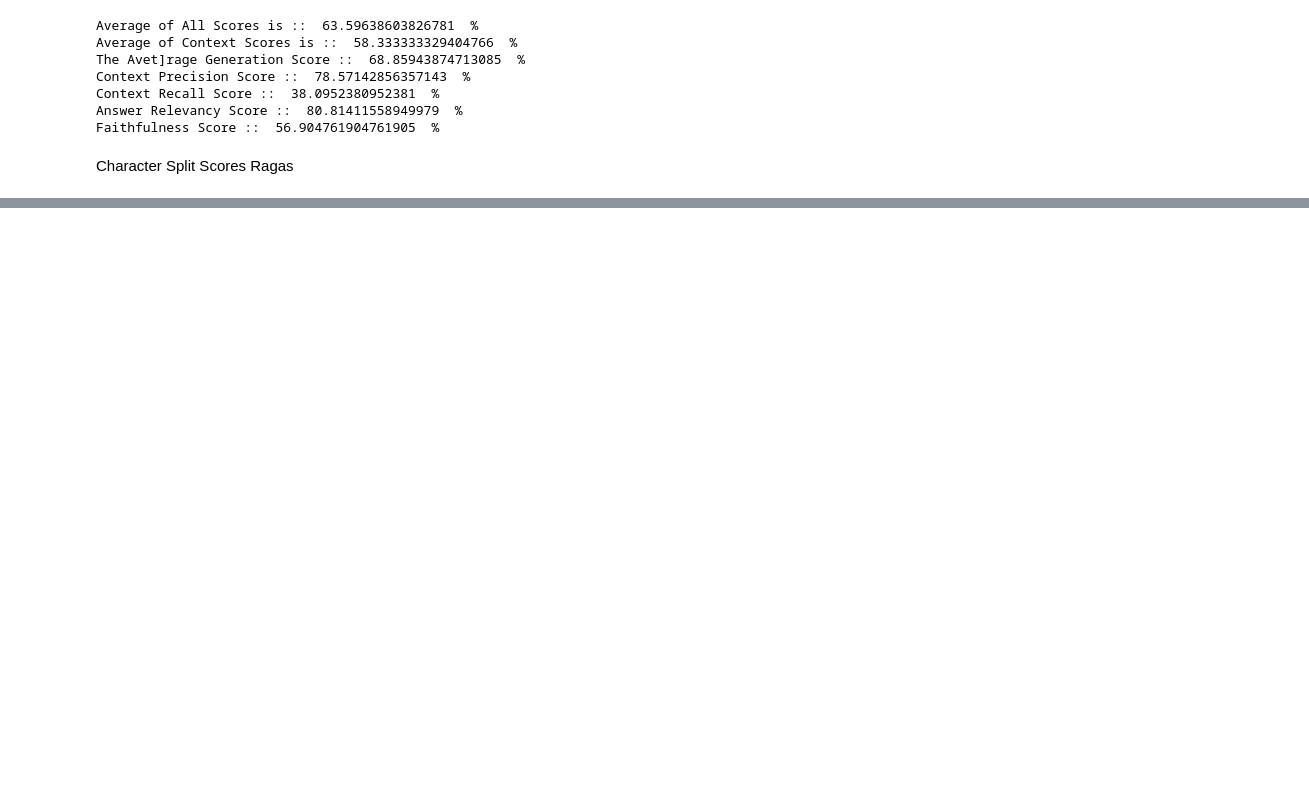
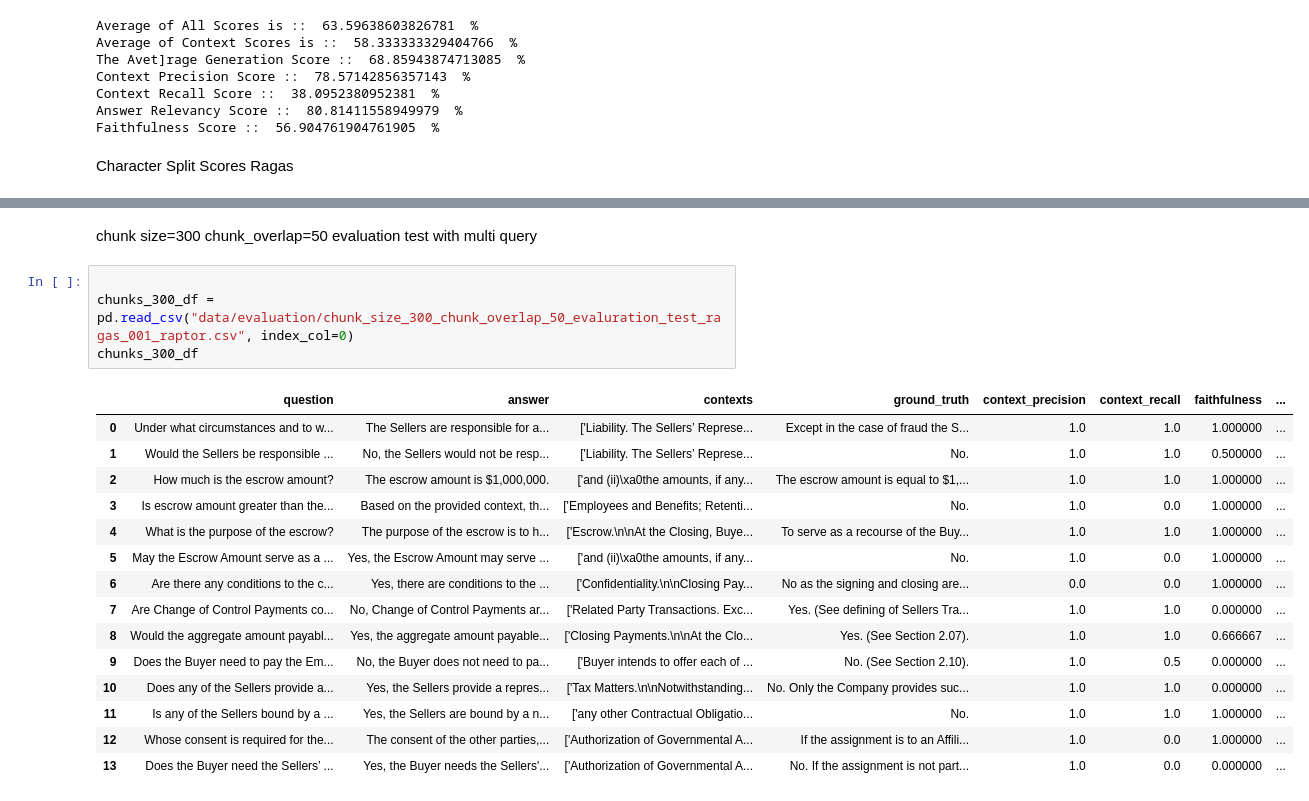
Before and after one commit to dev-abuke/Legal_Expert_Contract_Advisor_Using_Precision_RAG, a Jupyter notebook: notebooks/exploration/ragas.ipynb, the cells around one changed output, grey strips where cells are left out. Cells and saved outputs as stored; diff of their text form; blank space fills up the shorter version.

```diff
--- a/notebooks/exploration/ragas.ipynb
+++ b/notebooks/exploration/ragas.ipynb
@@ -323,0 +448,22 @@ Faithfulness Score ::  79.28571428571428  %
+# %% [markdown]
+chunk size=300 chunk_overlap=50 evaluation test with multi query
+# %%
+
+chunks_300_df = pd.read_csv("data/evaluation/chunk_size_300_chunk_overlap_50_evaluration_test_ragas_001_raptor.csv", index_col=0)
+chunks_300_df
+# %% [output]
+|  | question | answer | contexts | ground_truth | context_precision | context_recall | faithfulness | ... |
+| 0 | Under what circumstances and to w... | The Sellers are responsible for a... | ['Liability. The Sellers’ Represe... | Except in the case of fraud the S... | 1.0 | 1.0 | 1.000000 | ... |
+| 1 | Would the Sellers be responsible ... | No, the Sellers would not be resp... | ['Liability. The Sellers’ Represe... | No. | 1.0 | 1.0 | 0.500000 | ... |
+| 2 | How much is the escrow amount? | The escrow amount is $1,000,000. | ['and (ii)\xa0the amounts, if any... | The escrow amount is equal to $1,... | 1.0 | 1.0 | 1.000000 | ... |
+| 3 | Is escrow amount greater than the... | Based on the provided context, th... | ['Employees and Benefits; Retenti... | No. | 1.0 | 0.0 | 1.000000 | ... |
+| 4 | What is the purpose of the escrow? | The purpose of the escrow is to h... | ['Escrow.\n\nAt the Closing, Buye... | To serve as a recourse of the Buy... | 1.0 | 1.0 | 1.000000 | ... |
+| 5 | May the Escrow Amount serve as a ... | Yes, the Escrow Amount may serve ... | ['and (ii)\xa0the amounts, if any... | No. | 1.0 | 0.0 | 1.000000 | ... |
+| 6 | Are there any conditions to the c... | Yes, there are conditions to the ... | ['Confidentiality.\n\nClosing Pay... | No as the signing and closing are... | 0.0 | 0.0 | 1.000000 | ... |
+| 7 | Are Change of Control Payments co... | No, Change of Control Payments ar... | ['Related Party Transactions. Exc... | Yes. (See defining of Sellers Tra... | 1.0 | 1.0 | 0.000000 | ... |
+| 8 | Would the aggregate amount payabl... | Yes, the aggregate amount payable... | ['Closing Payments.\n\nAt the Clo... | Yes. (See Section 2.07). | 1.0 | 1.0 | 0.666667 | ... |
+| 9 | Does the Buyer need to pay the Em... | No, the Buyer does not need to pa... | ['Buyer intends to offer each of ... | No. (See Section 2.10). | 1.0 | 0.5 | 0.000000 | ... |
+| 10 | Does any of the Sellers provide a... | Yes, the Sellers provide a repres... | ['Tax Matters.\n\nNotwithstanding... | No. Only the Company provides suc... | 1.0 | 1.0 | 0.000000 | ... |
+| 11 | Is any of the Sellers bound by a ... | Yes, the Sellers are bound by a n... | ['any other Contractual Obligatio... | No. | 1.0 | 1.0 | 1.000000 | ... |
+| 12 | Whose consent is required for the... | The consent of the other parties,... | ['Authorization of Governmental A... | If the assignment is to an Affili... | 1.0 | 0.0 | 1.000000 | ... |
+| 13 | Does the Buyer need the Sellers’ ... | Yes, the Buyer needs the Sellers'... | ['Authorization of Governmental A... | No. If the assignment is not part... | 1.0 | 0.0 | 0.000000 | ... |
```
Also changed, not shown: parts of 36 cells of this notebook, 2 other files.
